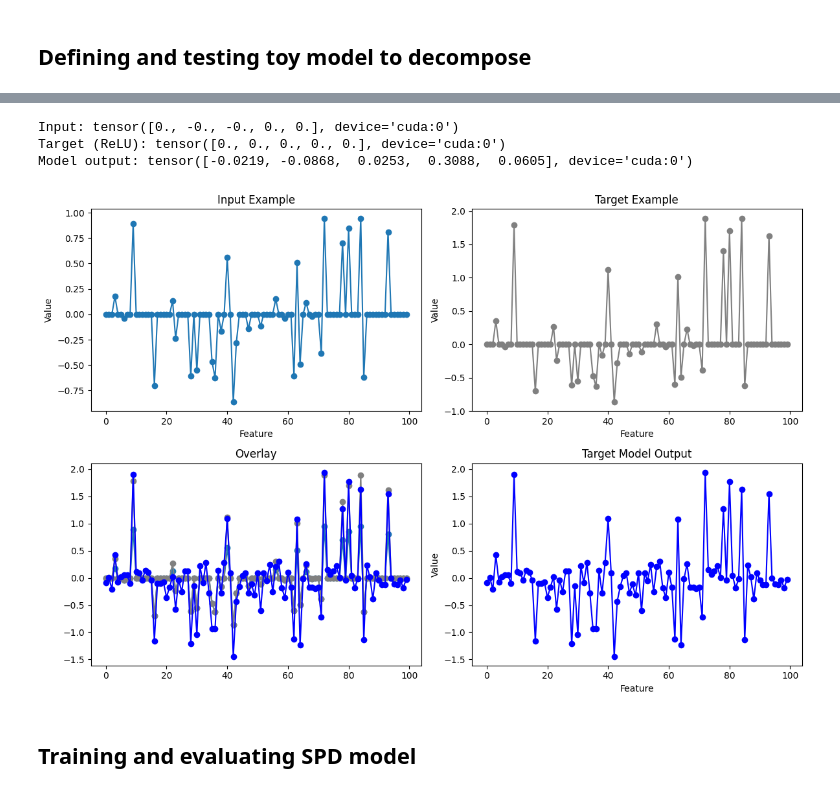
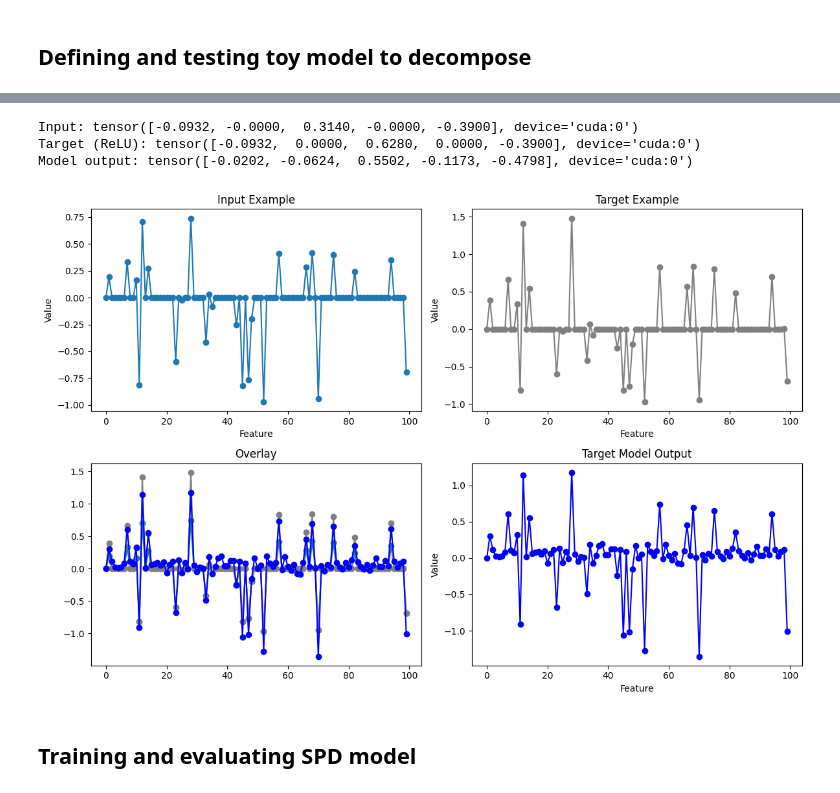
Before and after one commit to lgngrvs/spd-implementation, a Jupyter notebook: SPD_refactor.ipynb, the cells around one changed output, grey strips where cells are left out. Saved outputs shown, nothing was run; the diff lists cells and outputs as text; code cells hidden in the pictures.

```diff
--- a/SPD_refactor.ipynb
+++ b/SPD_refactor.ipynb
@@ -47,6 +47,20 @@ BATCH_SIZE=128
 NUM_EPOCHS=25
 # %% [markdown]
 ## Defining and testing toy model to decompose
+# %%
+toy_config = {
+    "num_layers": 1,
+    "pre_embed_size": 100,
+    "in_size": 1000,
+    "hidden_size": 50,
+}
+
+toy_train_config = {
+    "lr": 4e-3,
+    "lr_step_size": 3,
+    "lr_gamma": 0.5,
+    "num_epochs": 12
+}
 # %%
 class ToyResidMLP(nn.Module):
     def __init__(self, config, device="cpu"):
@@ -123,6 +137,13 @@ def train_toy_resid_mlp(
     model.train()
     model.to(device)
     optimizer = torch.optim.AdamW(model.parameters(), lr=lr)
+
+    scheduler = torch.optim.lr_scheduler.StepLR(
+      optimizer,
+      step_size=toy_train_config["lr_step_size"],
+      gamma=toy_train_config["lr_gamma"]
+    )
+
     loss_fn = nn.MSELoss()
     for epoch in range(num_epochs):
         total_loss = 0.0
@@ -135,15 +156,26 @@ def train_toy_resid_mlp(
             loss.backward()
             optimizer.step()
             total_loss += loss.item() * x.size(0)
+            run.log({"loss":loss})
         avg_loss = total_loss / len(dataloader.dataset)
         if (epoch+1) % print_every == 0:
             print(f"Epoch {epoch+1}: avg MSE loss = {avg_loss:.6f}")
+        scheduler.step()
+    run.finish()
 
 
 ## LLM-Generated Usage Example
 if __name__ == "__main__":
     device=DEVICE
     config=CONFIG
+
+
+    run = wandb.init(
+        reinit="create_new",
+        entity="lgngrvs-independent",
+        project="spd",
+        config = toy_config | toy_train_config # Join dicts
+    )
 
     dataset = SparseAutoencoderDataset(
         in_dim=100,
@@ -157,5 +189,5 @@ if __name__ == "__main__":
     # Model
     toy_model = ToyResidMLP(config, device=device)
     # Train
-    train_toy_resid_mlp(toy_model, dataloader, lr=8e-2, num_epochs=25, device=device)
+    train_toy_resid_mlp(toy_model, dataloader, lr=toy_train_config["lr"], num_epochs=toy_train_config["num_epochs"], device=device)
 # %% [output]
@@ -175,4 +207,11 @@ Epoch 11: avg MSE loss = 0.025285
 # %%
+eval_dataset = SparseAutoencoderDataset(
+    in_dim=100,
+    n_samples=100,
+    sparsity=0.7,
+    device=device,
+)
+
 def visualize_model_outputs(toy_model, dataloader, device="cuda", idx=0):
     """
     Visualize the outputs of the SPD model and its target model on a single evaluation example.
@@ -211,37 +250,37 @@ def visualize_model_outputs(toy_model, dataloader, device="cuda", idx=0):
     axes[0, 1].set_xlabel("Feature")
     axes[0, 1].set_ylabel("Value")
 
     # Target Model Output
     axes[1, 1].plot(target_out_example, marker='o', color='blue')
     axes[1, 1].set_title("Target Model Output")
     axes[1, 1].set_xlabel("Feature")
     axes[1, 1].set_ylabel("Value")
 
     # Target Model Output
     axes[1, 0].plot(input_example, marker='o')
     axes[1, 0].plot(target_example, marker='o', color='gray')
     axes[1, 0].plot(target_out_example, marker='o', color='blue')
     axes[1, 0].set_title("Overlay")
 
     plt.tight_layout()
     plt.show()
 
 # Pick a sample with negative values
 sample_input, sample_target = dataset[5]
 with torch.no_grad():
     output = toy_model(sample_input.unsqueeze(0)).squeeze()
 
 # Check a few values
 print(f"Input: {sample_input[:5]}")
 print(f"Target (ReLU): {sample_target[:5]}")
 print(f"Model output: {output[:5]}")
 # Example usage:
 visualize_model_outputs(toy_model, dataloader, device=DEVICE, idx=10)
 # %% [output]
-Input: tensor([0., -0., -0., 0., 0.], device='cuda:0')
-Target (ReLU): tensor([0., 0., 0., 0., 0.], device='cuda:0')
-Model output: tensor([-0.0219, -0.0868,  0.0253,  0.3088,  0.0605], device='cuda:0')
+Input: tensor([-0.0932, -0.0000,  0.3140, -0.0000, -0.3900], device='cuda:0')
+Target (ReLU): tensor([-0.0932,  0.0000,  0.6280,  0.0000, -0.3900], device='cuda:0')
+Model output: tensor([-0.0202, -0.0624,  0.5502, -0.1173, -0.4798], device='cuda:0')
-[figure, old version]
+[figure, new version]
 # %% [markdown]
 ## Training and evaluating SPD model
 # %%
```
Also changed, not shown: parts of 5 cells of this notebook.
